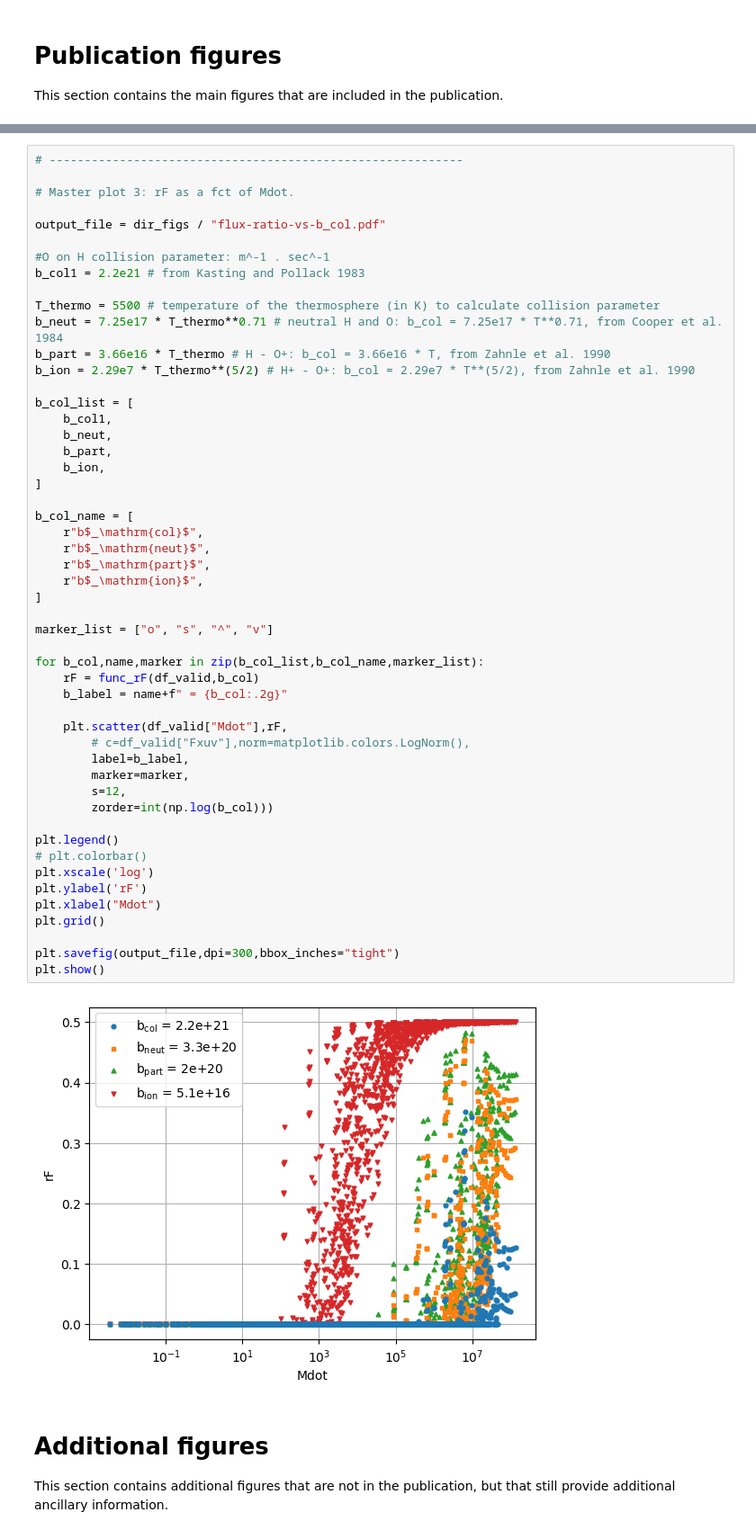
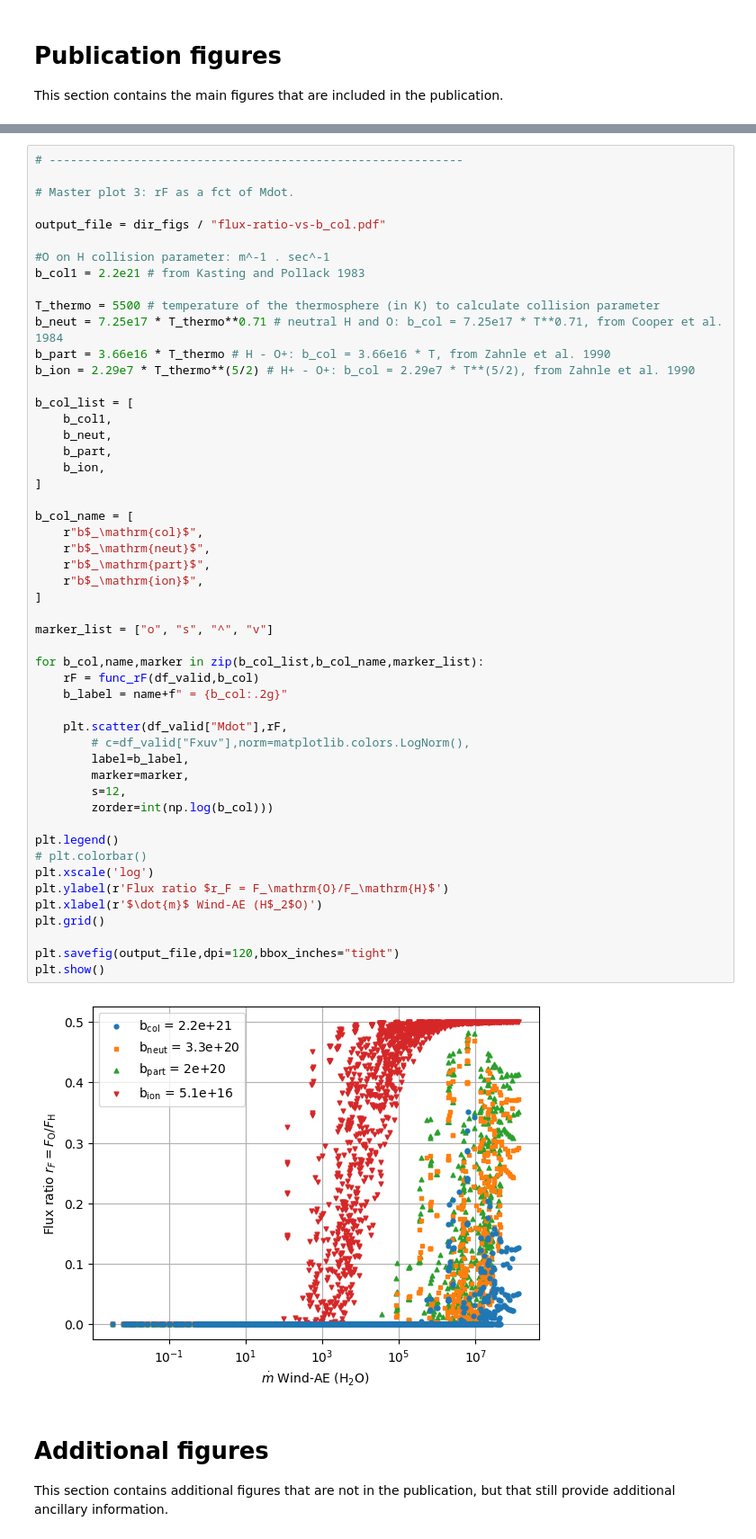
Before and after one commit to emersontao/steam-evolution, a Jupyter notebook: Demo_grid-H2O-escape-rates.ipynb, the cells around one changed output, grey strips where cells are left out. Shown at 90% size. Cells and saved outputs as stored; diff of their text form.

```diff
--- a/Demo_grid-H2O-escape-rates.ipynb
+++ b/Demo_grid-H2O-escape-rates.ipynb
@@ -308,37 +308,37 @@ b_col_list = [
     b_ion,
 ]
 
 b_col_name = [
     r"b$_\mathrm{col}$",
     r"b$_\mathrm{neut}$",
     r"b$_\mathrm{part}$",
     r"b$_\mathrm{ion}$",
 ]
 
 marker_list = ["o", "s", "^", "v"]
 
 for b_col,name,marker in zip(b_col_list,b_col_name,marker_list):
     rF = func_rF(df_valid,b_col)
     b_label = name+f" = {b_col:.2g}"
 
     plt.scatter(df_valid["Mdot"],rF,
         # c=df_valid["Fxuv"],norm=matplotlib.colors.LogNorm(),
         label=b_label,
         marker=marker,
         s=12,
         zorder=int(np.log(b_col)))
 
 plt.legend()
 # plt.colorbar()
 plt.xscale('log')
-plt.ylabel('rF')
-plt.xlabel("Mdot")
+plt.ylabel(r'Flux ratio $r_F = F_\mathrm{O}/F_\mathrm{H}$')
+plt.xlabel(r'$\dot{m}$ Wind-AE (H$_2$O)')
 plt.grid()
 
-plt.savefig(output_file,dpi=300,bbox_inches="tight")
+plt.savefig(output_file,dpi=120,bbox_inches="tight")
 plt.show()
 # %% [output]
-[figure, old version]
+[figure, new version]
 # %% [markdown]
 # Additional figures
 
```
Also changed, not shown: parts of 2 cells of this notebook, 3 other files.
